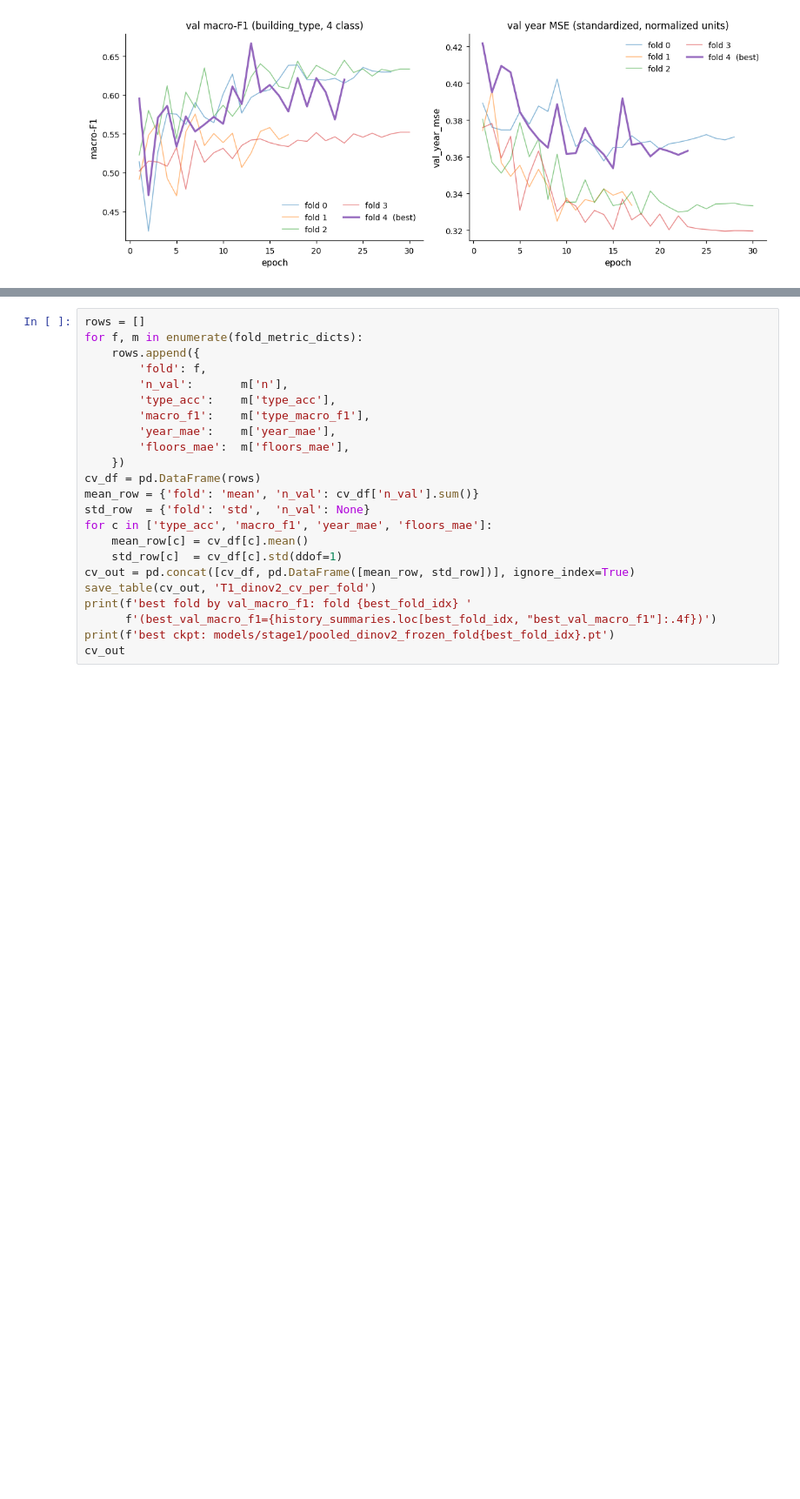
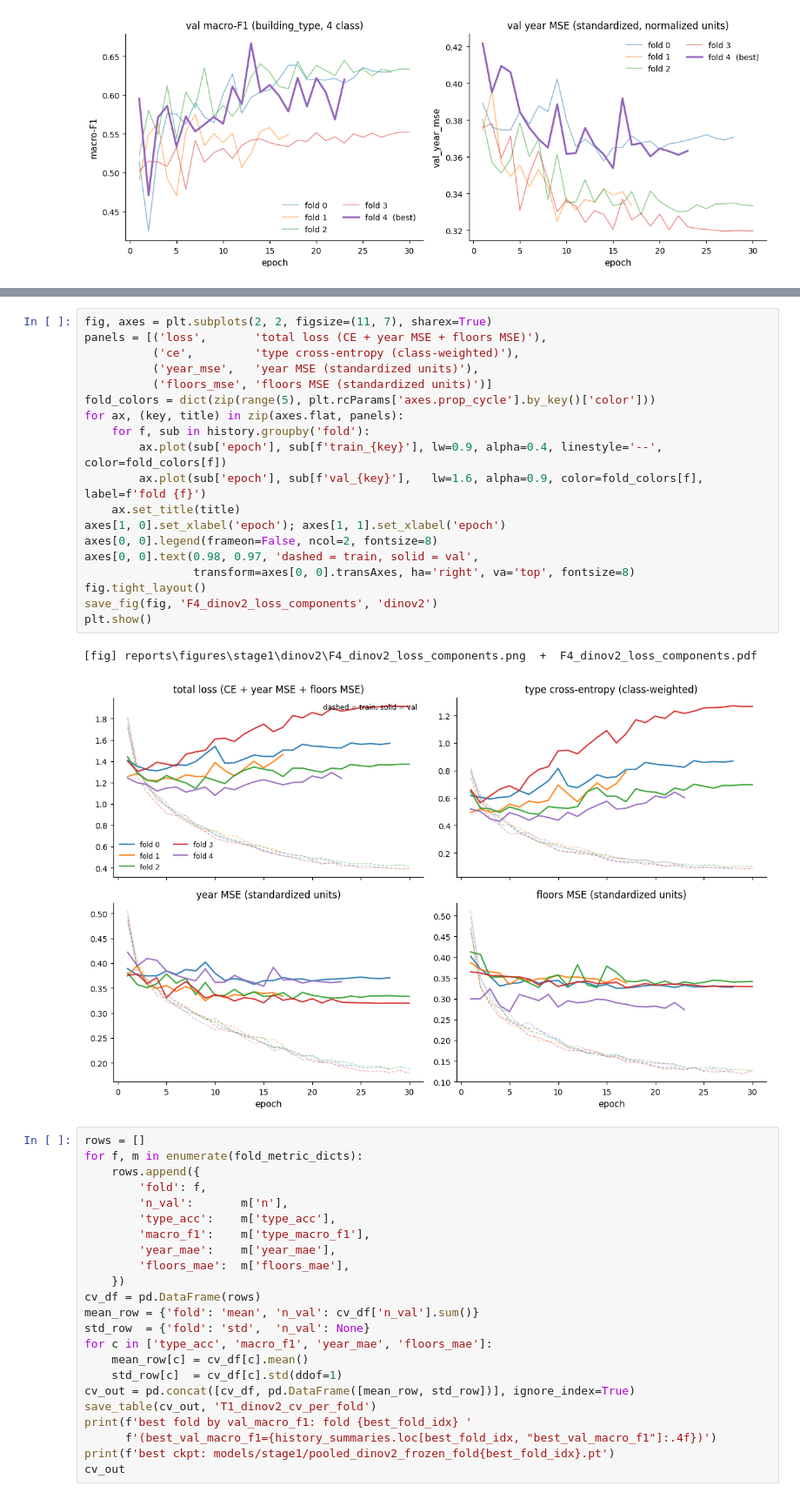
Before and after one commit to Peilingll/semi-synthetic-building-energy, a Jupyter notebook: notebooks/05_stage1_dinov2.ipynb, the cells around one changed output, grey strips where cells are left out. Shown at 87% size. Drawn from its saved outputs; the diff is of its cells as text; blank space fills up the shorter version.

Commit message:
feat(stage1): loss-component curves figure (F4) in notebook 05

```diff
--- a/notebooks/05_stage1_dinov2.ipynb
+++ b/notebooks/05_stage1_dinov2.ipynb
@@ -110,3 +116,25 @@ plt.show()
+# %%
+fig, axes = plt.subplots(2, 2, figsize=(11, 7), sharex=True)
+panels = [('loss',       'total loss (CE + year MSE + floors MSE)'),
+          ('ce',         'type cross-entropy (class-weighted)'),
+          ('year_mse',   'year MSE (standardized units)'),
+          ('floors_mse', 'floors MSE (standardized units)')]
+fold_colors = dict(zip(range(5), plt.rcParams['axes.prop_cycle'].by_key()['color']))
+for ax, (key, title) in zip(axes.flat, panels):
+    for f, sub in history.groupby('fold'):
+        ax.plot(sub['epoch'], sub[f'train_{key}'], lw=0.9, alpha=0.4, linestyle='--', color=fold_colors[f])
+        ax.plot(sub['epoch'], sub[f'val_{key}'],   lw=1.6, alpha=0.9, color=fold_colors[f], label=f'fold {f}')
+    ax.set_title(title)
+axes[1, 0].set_xlabel('epoch'); axes[1, 1].set_xlabel('epoch')
+axes[0, 0].legend(frameon=False, ncol=2, fontsize=8)
+axes[0, 0].text(0.98, 0.97, 'dashed = train, solid = val',
+                transform=axes[0, 0].transAxes, ha='right', va='top', fontsize=8)
+fig.tight_layout()
+save_fig(fig, 'F4_dinov2_loss_components', 'dinov2')
+plt.show()
+# %% [output]
+[fig] reports\figures\stage1\dinov2\F4_dinov2_loss_components.png  +  F4_dinov2_loss_components.pdf
+[figure, added]
 # %%
 rows = []
 for f, m in enumerate(fold_metric_dicts):
```
Also changed, not shown: parts of 2 cells of this notebook, 6 other files.
